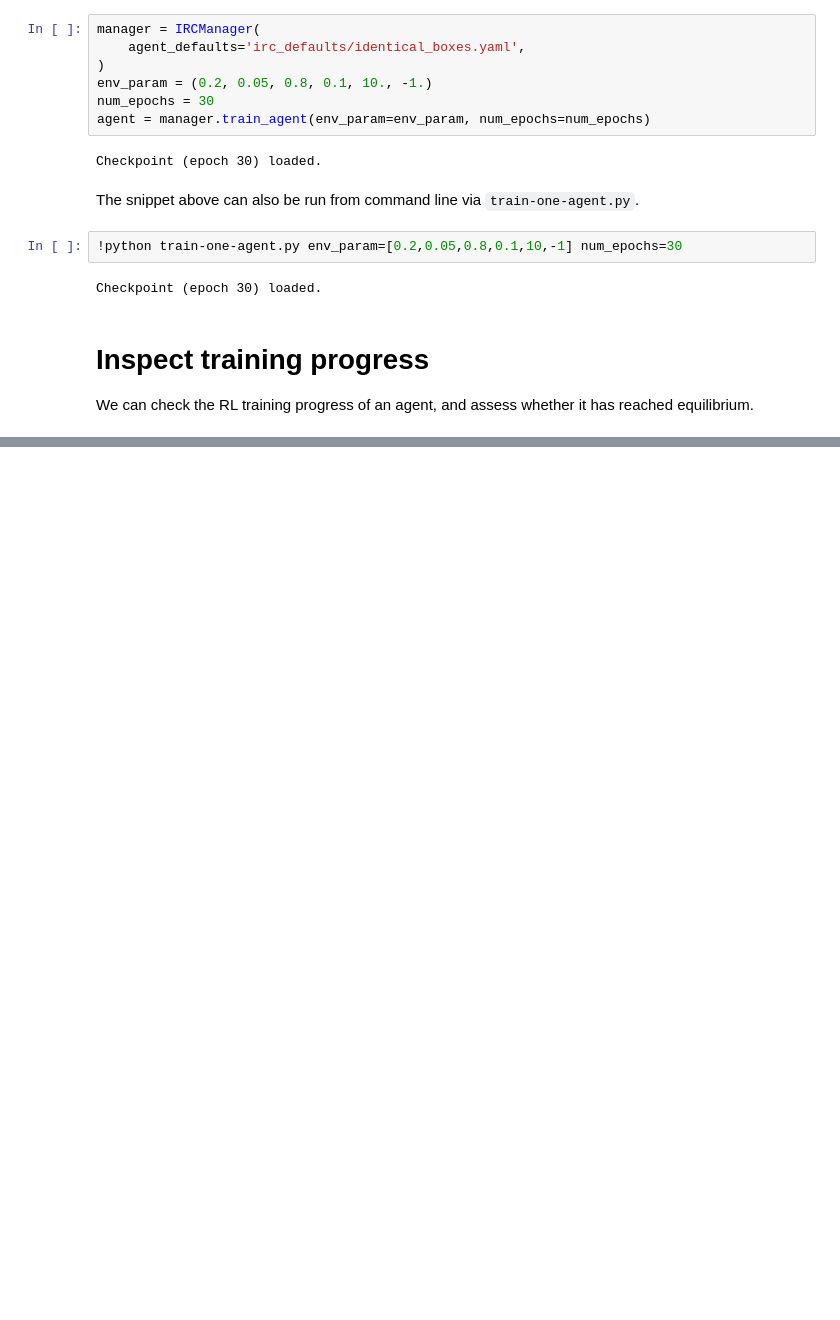
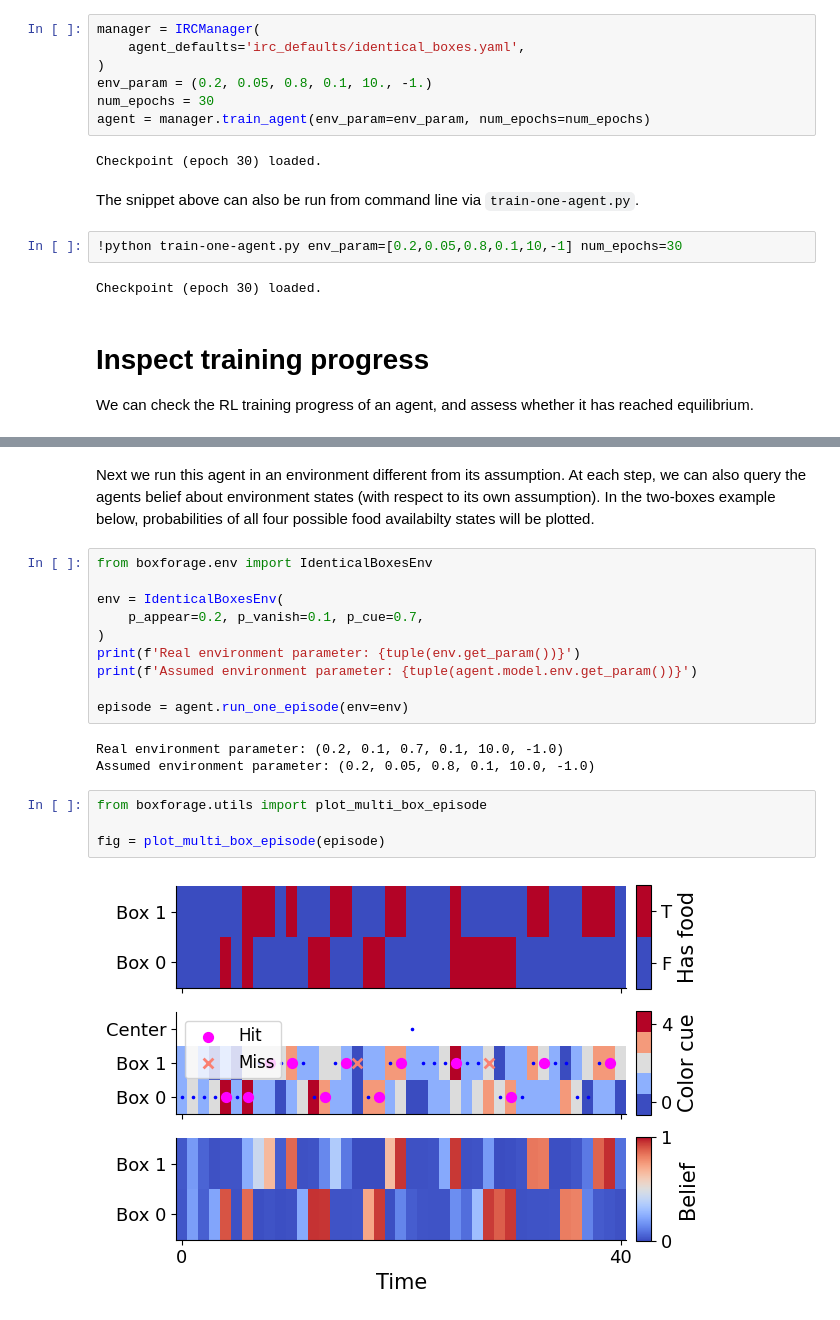
Before and after one commit to XaqLab/box-foraging, a Jupyter notebook: demo.ipynb, the cells around one changed output, grey strips where cells are left out. Saved outputs shown, nothing was run; the diff lists cells and outputs as text; blank space fills up the shorter version.

```diff
--- a/demo.ipynb
+++ b/demo.ipynb
@@ -53,0 +54,21 @@ Fetching the most trained agent so far (epoch 30).
+# %% [markdown]
+Next we run this agent in an environment different from its assumption. At each step, we can also query the agents belief about environment states (with respect to its own assumption). In the two-boxes example below, probabilities of all four possible food availabilty states will be plotted.
+# %%
+from boxforage.env import IdenticalBoxesEnv
+
+env = IdenticalBoxesEnv(
+    p_appear=0.2, p_vanish=0.1, p_cue=0.7,
+)
+print(f'Real environment parameter: {tuple(env.get_param())}')
+print(f'Assumed environment parameter: {tuple(agent.model.env.get_param())}')
+
+episode = agent.run_one_episode(env=env)
+# %% [output]
+Real environment parameter: (0.2, 0.1, 0.7, 0.1, 10.0, -1.0)
+Assumed environment parameter: (0.2, 0.05, 0.8, 0.1, 10.0, -1.0)
+# %%
+from boxforage.utils import plot_multi_box_episode
+
+fig = plot_multi_box_episode(episode)
+# %% [output]
+[figure, added]
```
Also changed, not shown: parts of 1 cell of this notebook, 2 other files.
